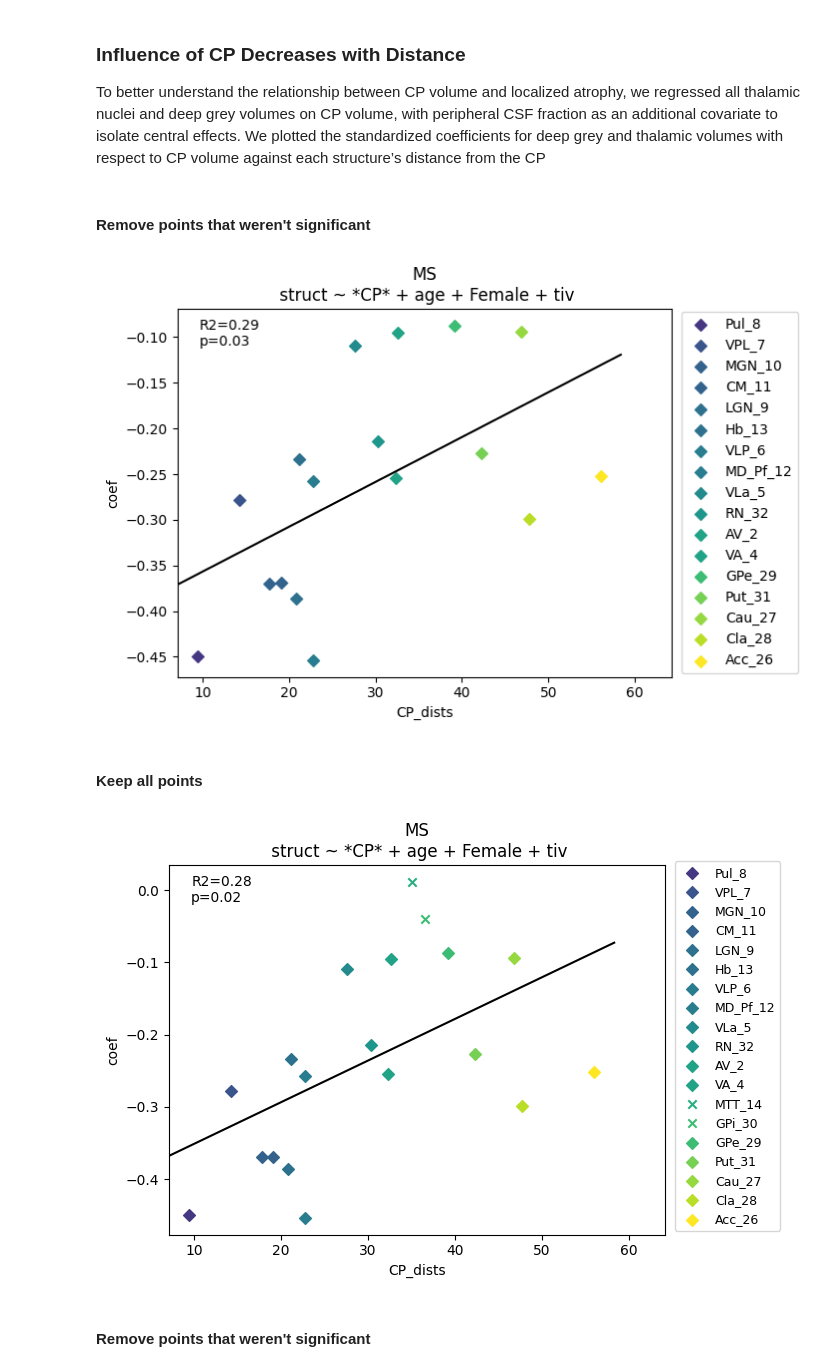
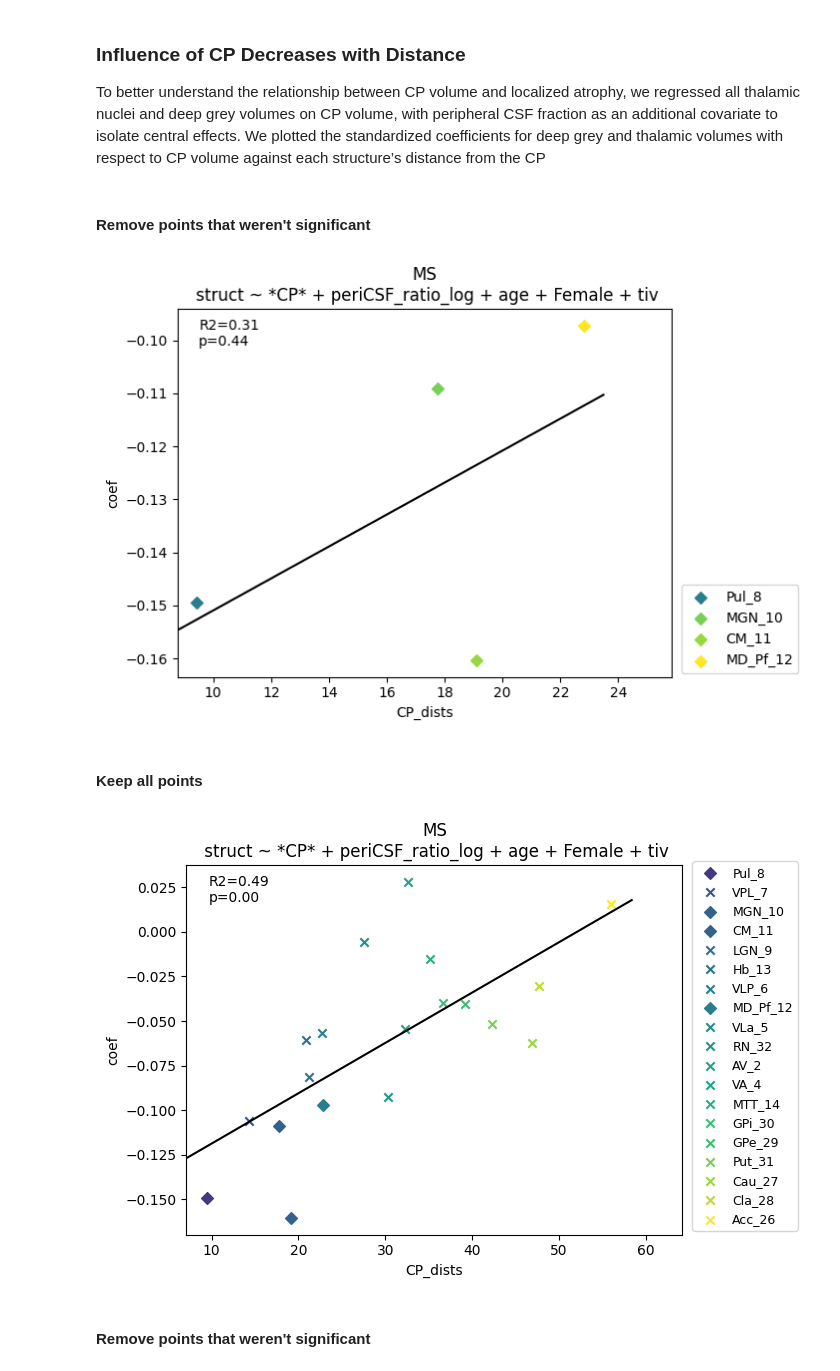
Before and after one commit to srs328/ms_mri, a Jupyter notebook: analysis/thalamus/results/5-CP_distance_gradient.ipynb, the cells around one changed output. Drawn from its saved outputs; the diff is of its cells as text; code cells hidden in the pictures.

```diff
--- a/analysis/thalamus/results/5-CP_distance_gradient.ipynb
+++ b/analysis/thalamus/results/5-CP_distance_gradient.ipynb
@@ -206,4 +211,6 @@ mni_ventricle_dists["dist"] = (
     mni_ventricle_dists["left_exposure"] + mni_ventricle_dists["right_exposure"]
 ) / 2
 mni_ventricle_dists = mni_ventricle_dists["dist"]
+
+mni_viewfactors = pd.read_csv("/home/srs-9/Projects/ms_mri/data/mni_viewfactor_test1.csv", index_col="index")['dose']
 # %%
@@ -380,7 +387,7 @@ save_stem = "CP_betas_vs_CP_dists"
 model_data = data_ms_z
 model_data['periCSF_frac_test'] = np.log(model_data['periCSF_frac'].max() + 1 - model_data['periCSF_frac'])
 
-covariates = ["age", "Female", "tiv"]
+covariates = ["periCSF_ratio_log", "age", "Female", "tiv"]
 covariates_str = " + ".join(covariates)
 structs = hips_thomas_ref[thalamic_nuclei + deep_grey]
 
@@ -407,6 +414,7 @@ data["ventricle_SDT_dist"] = mean_ventricle_sdt_dists
 data["ventricle_centroid_dist"] = mean_ventricle_sdt_dists
 
 data["test_dist"] = test_dist
+data['viewfactors'] = mni_viewfactors**(1/3)
 
 dist_measure = "CP_dists"
 
@@ -441,36 +449,36 @@ plot_xordered_data(
     "struct",
     fit_line=True,
     title=f"MS\n struct ~ *{var_to_plot}* + {covariates_str}",
     axes=axs,
     fig=fig,
     legend=True,
     loc=(0.9, 0.0001),
     fdr=False,
     bbox_to_anchor=(1.02, 0.01),
     sig_only=False,
     legend_fontsize=9
 )
 display(Markdown("#### Keep all points"))
 
 
 if save:
     save_path = fig_path / f"{save_stem}.png"
     # # Extract the legend
     legend = axs.get_legend()
     legend.remove()  # Remove it from the main plot
 
     fig_legend = plt.figure(figsize=(2, 4))  # Adjust size as needed
     fig_legend.legend(handles=legend.legend_handles, labels=[t.get_text() for t in legend.get_texts()],
                     loc='center', frameon=False)
     fig_legend.savefig(fig_path / f"{save_stem}_legend.png", bbox_inches='tight', dpi=300)
 
     # Save the main plot without legend
     fig.savefig(fig_path / f"{save_stem}.png", bbox_inches='tight', dpi=300)
 # %% [output]
 #### Remove points that weren't significant
-[figure, old version]
+[figure, new version]
 #### Keep all points
-[figure, old version]
+[figure, new version]
 # %%
 save = False
 show = True
```
Also changed, not shown: parts of 2 cells of this notebook, 2 other files.
